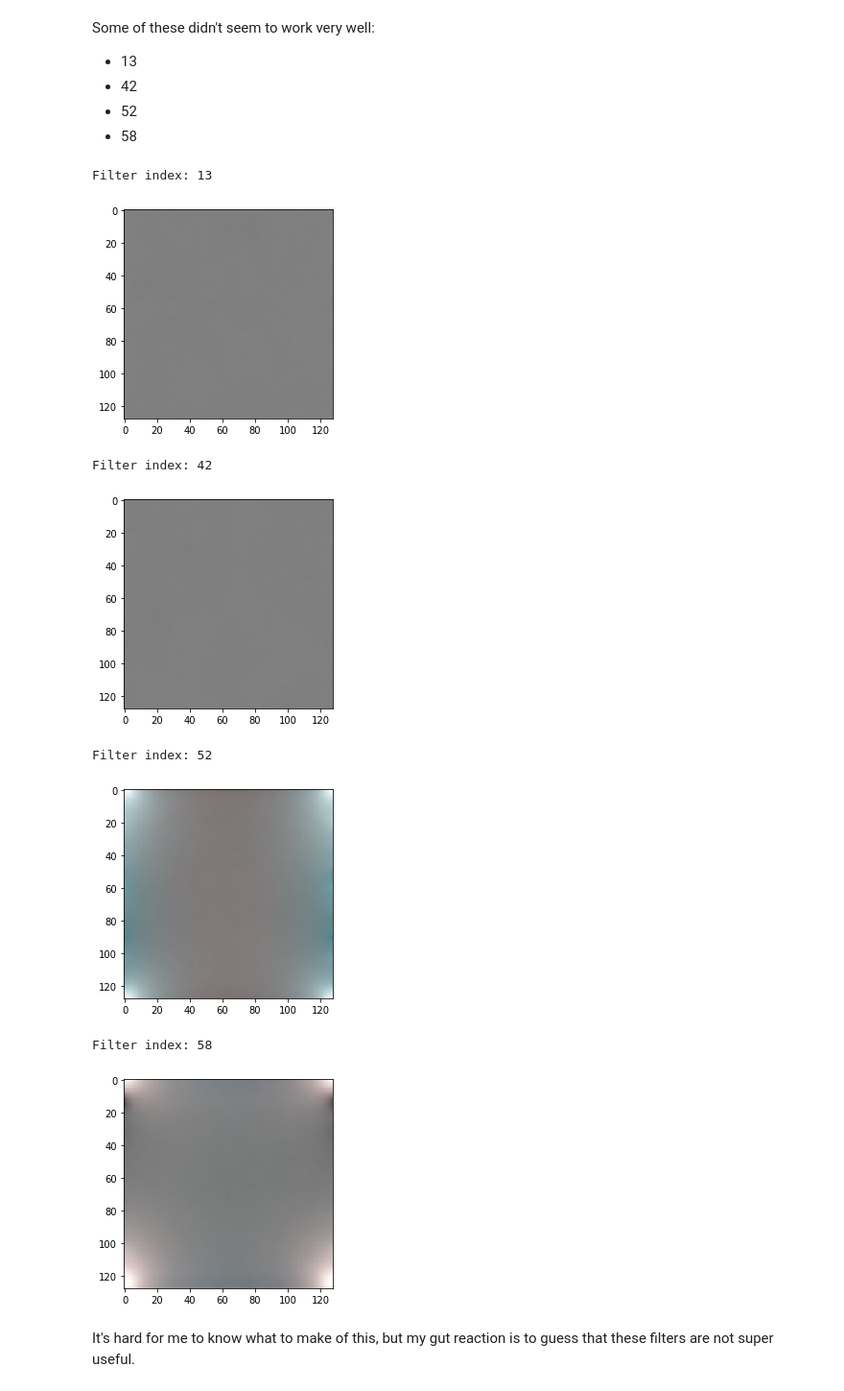
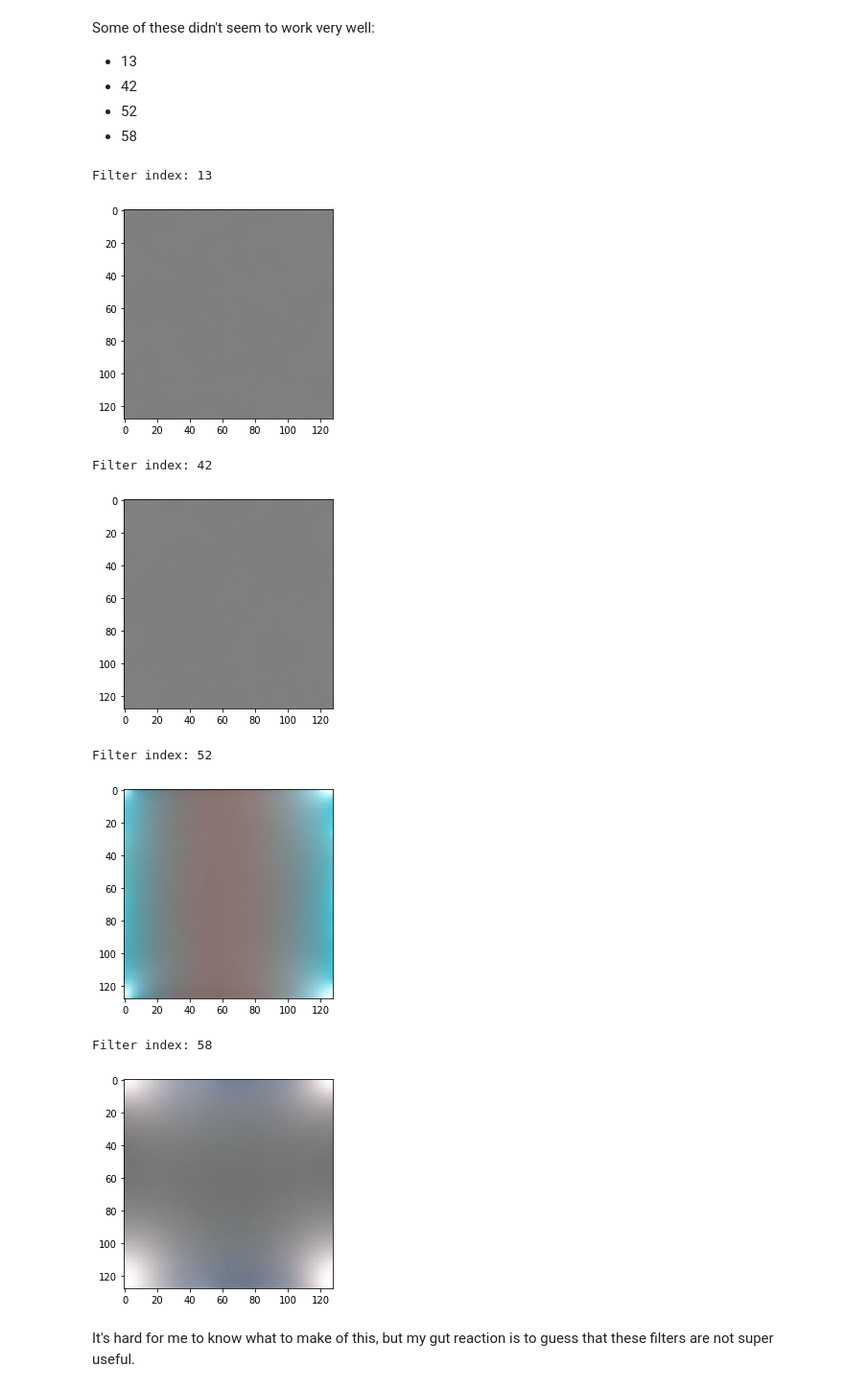
Before and after one commit to JoshVarty/BespokeConvFilters, a Jupyter notebook: 00_VisualizeFilters.ipynb, the cells around one changed output. Shown at 96% size. Cells and saved outputs as stored; diff of their text form; code cells hidden in the pictures.

```diff
--- a/00_VisualizeFilters.ipynb
+++ b/00_VisualizeFilters.ipynb
@@ -195,19 +195,19 @@ Some of these didn't seem to work very well:
 # %%
 # Get the first three visualizations
 bad_filters = [13, 42, 52, 58]
 for filter in bad_filters:
     print("Filter index:", filter)
-    result = render.render_vis(model, "relu:" + str(filter), show_image=False, progress=False, thresholds=(256,))
+    result = render.render_vis(model, "relu:" + str(filter), show_image=False, progress=False, thresholds=(1024,))
     plt.imshow(result[0][0])
     plt.show()
 # %% [output]
 Filter index: 13
 [figure]
 Filter index: 42
 [figure]
 Filter index: 52
-[figure, old version]
+[figure, new version]
 Filter index: 58
-[figure, old version]
+[figure, new version]
 # %% [markdown]
 It's hard for me to know what to make of this, but my gut reaction is to guess that these filters are not super useful.
```
Also changed, not shown: parts of 1 cell of this notebook.
